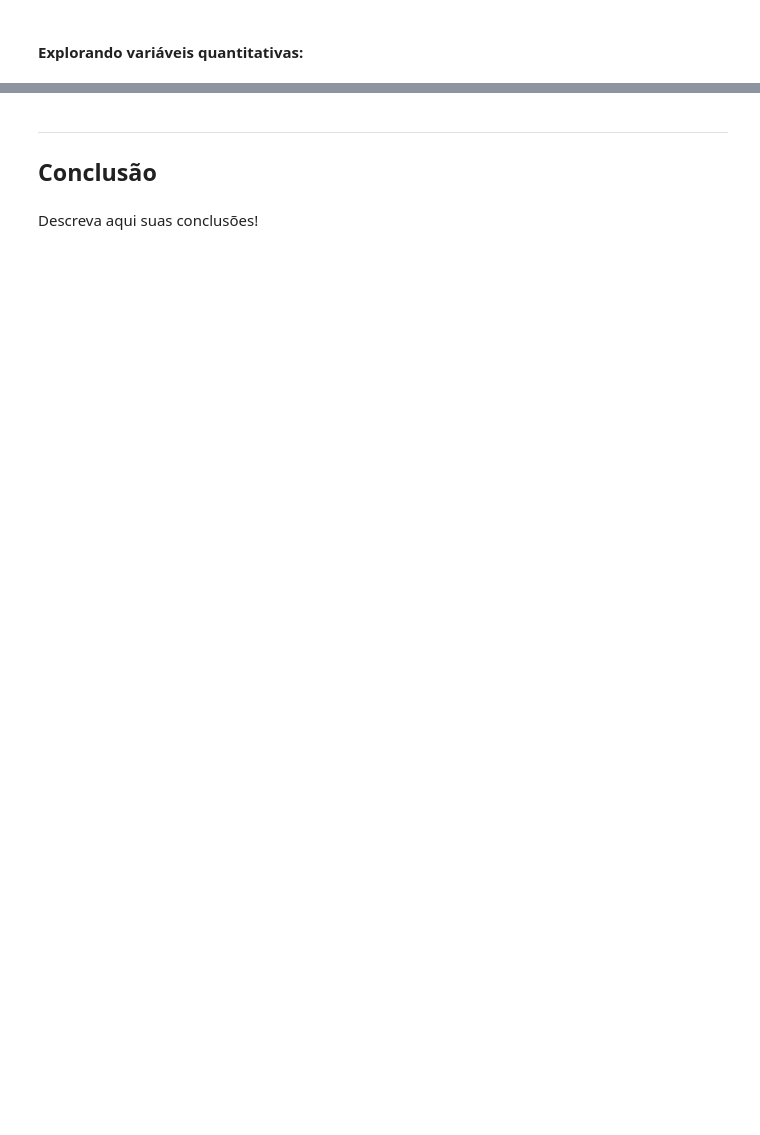
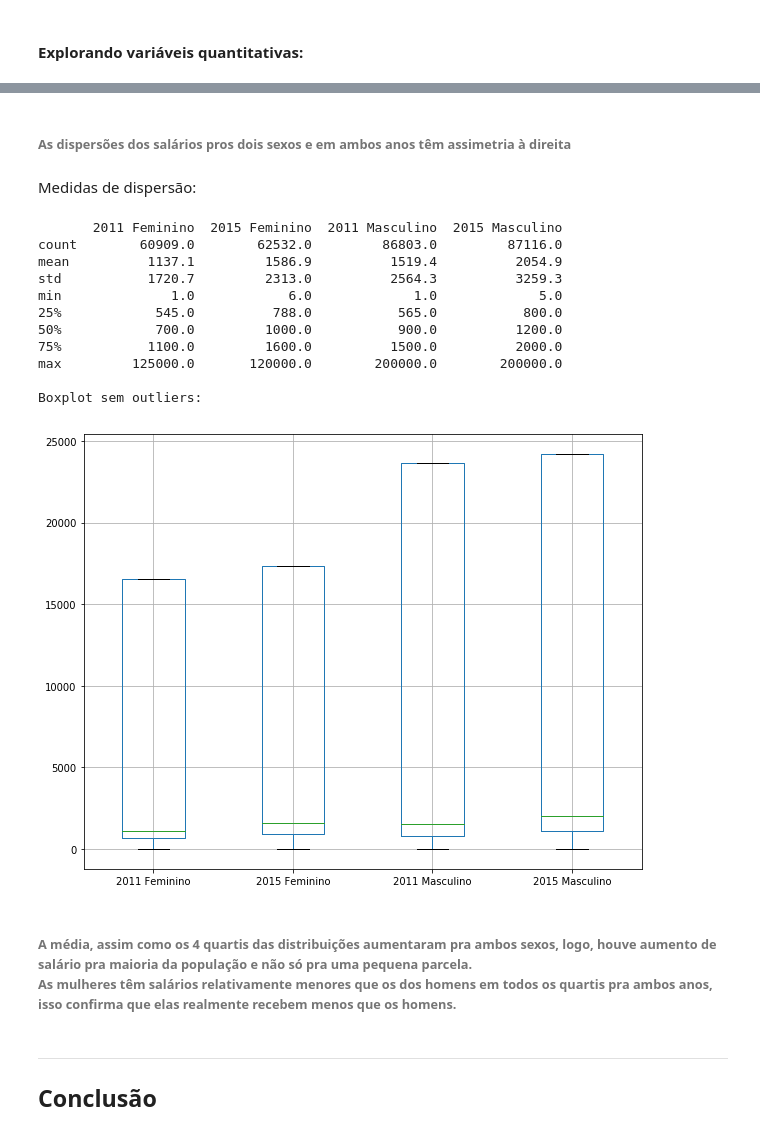
Before and after one commit to gabrielcla/CDadosDP-P1, a Jupyter notebook: Projeto 1.ipynb, the cells around one changed output, grey strips where cells are left out. Drawn from its saved outputs; the diff is of its cells as text; code cells hidden in the pictures; blank space fills up the shorter version.

```diff
--- a/Projeto 1.ipynb
+++ b/Projeto 1.ipynb
@@ -256,5 +258,33 @@ pd.crosstab(dados[X],dados[Y],rownames=[X], colnames=[Y],margins=True, normalize
+# %% [markdown]
+###### As dispersões dos salários pros dois sexos e em ambos anos têm assimetria à direita <br>
+# %% [markdown]
+Medidas de dispersão:
+# %%
+#Comparar salarios pras mulheres ao longo dos anos:
+dicio={ '2011 Feminino':d11[d11.Sexo == 'Feminino'].Salario.describe().round(1),
+        '2015 Feminino':d15[d15.Sexo == 'Feminino'].Salario.describe().round(1),
+        '2011 Masculino':d11[d11.Sexo == 'Masculino'].Salario.describe().round(1),
+        '2015 Masculino':d15[d15.Sexo == 'Masculino'].Salario.describe().round(1)}
+comparaAnos = pd.DataFrame(data=dicio)
+
+print(comparaAnos)
+print('\nBoxplot sem outliers:')
+comparaAnos.boxplot(figsize=(10,8), showfliers=False);
+# %% [output]
+       2011 Feminino  2015 Feminino  2011 Masculino  2015 Masculino
+count        60909.0        62532.0         86803.0         87116.0
+mean          1137.1         1586.9          1519.4          2054.9
+std           1720.7         2313.0          2564.3          3259.3
+min              1.0            6.0             1.0             5.0
+25%            545.0          788.0           565.0           800.0
+50%            700.0         1000.0           900.0          1200.0
+75%           1100.0         1600.0          1500.0          2000.0
+max         125000.0       120000.0        200000.0        200000.0
+
+Boxplot sem outliers:
+[figure, added]
+# %% [markdown]
+###### A média, assim como os 4 quartis das distribuições aumentaram pra ambos sexos, logo, houve aumento de salário pra maioria da população e não só pra uma pequena parcela.<br> As mulheres têm salários relativamente menores que os dos homens em todos os quartis pra ambos anos, isso confirma que elas realmente recebem menos que os homens.
 # %% [markdown]
 ___
 ## Conclusão
-# %% [markdown]
-Descreva aqui suas conclusões!
```
Also changed, not shown: parts of 34 cells of this notebook.
